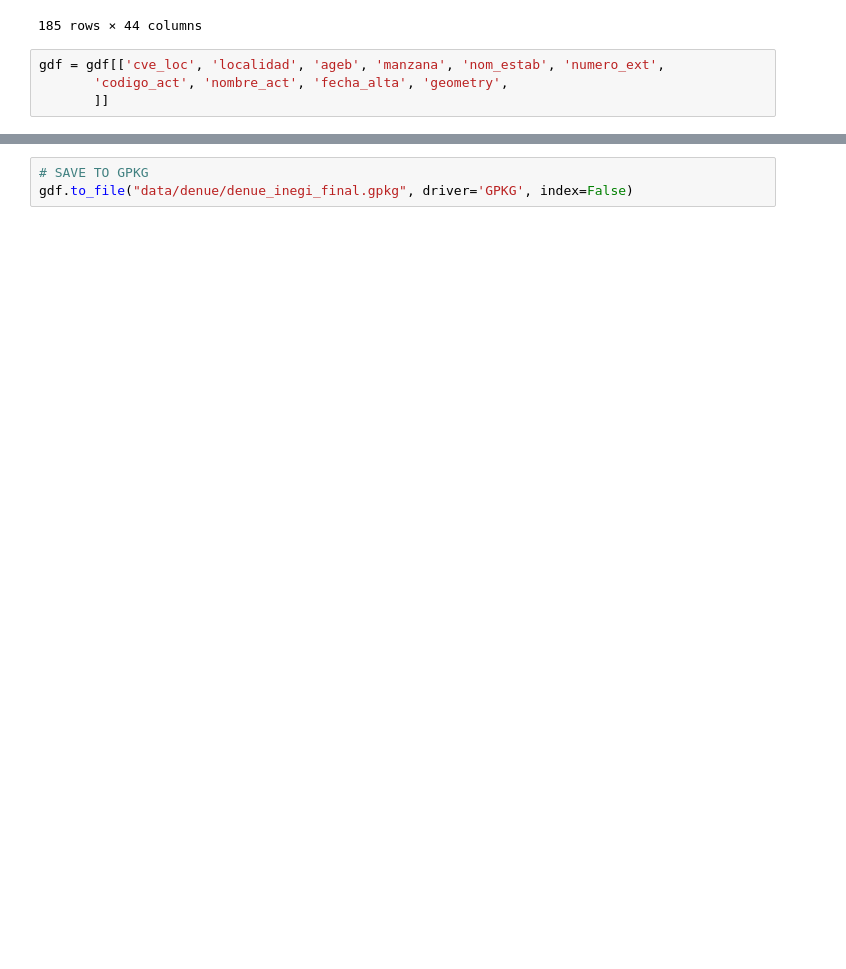
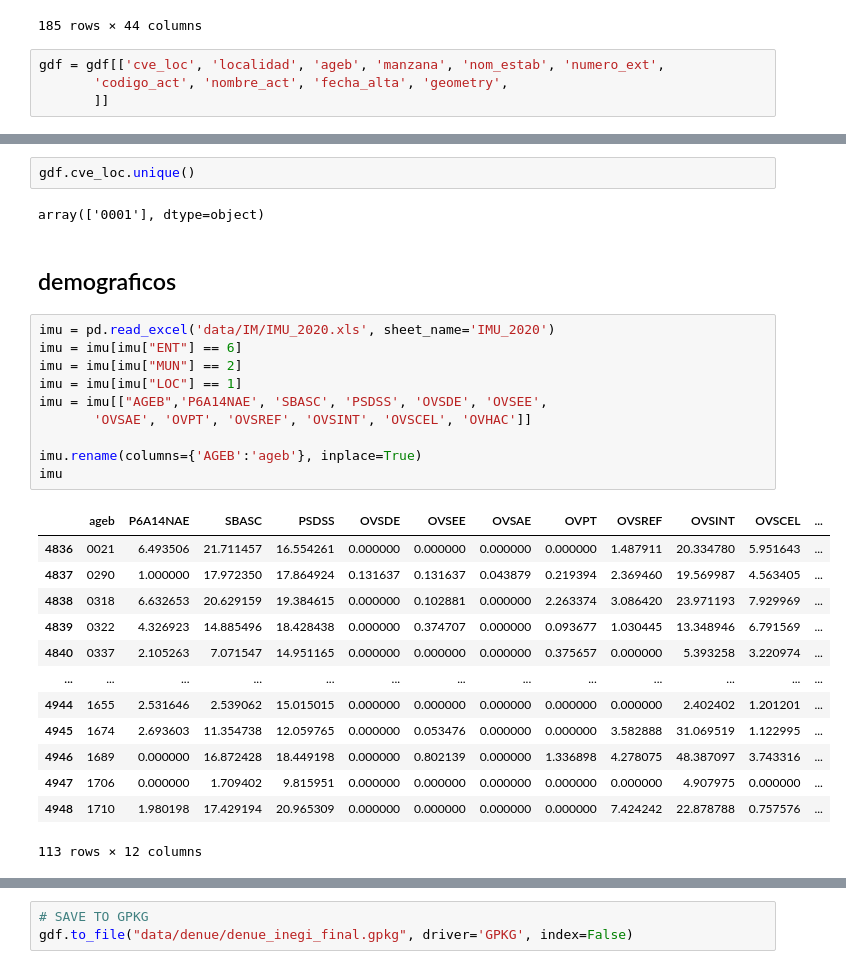
Before and after one commit to pcorner10/prep_2023, a Jupyter notebook: readSingleDenue2022.ipynb, the cells around one changed output, grey strips where cells are left out. Drawn from its saved outputs; the diff is of its cells as text; blank space fills up the shorter version.

```diff
--- a/readSingleDenue2022.ipynb
+++ b/readSingleDenue2022.ipynb
@@ -62,0 +79,30 @@ gdf = gdf[['cve_loc', 'localidad', 'ageb', 'manzana', 'nom_estab', 'numero_ext',
+# %%
+gdf.cve_loc.unique()
+# %% [output]
+array(['0001'], dtype=object)
+# %% [markdown]
+## demograficos
+# %%
+imu = pd.read_excel('data/IM/IMU_2020.xls', sheet_name='IMU_2020')
+imu = imu[imu["ENT"] == 6]
+imu = imu[imu["MUN"] == 2]
+imu = imu[imu["LOC"] == 1]
+imu = imu[["AGEB",'P6A14NAE', 'SBASC', 'PSDSS', 'OVSDE', 'OVSEE',
+       'OVSAE', 'OVPT', 'OVSREF', 'OVSINT', 'OVSCEL', 'OVHAC']]
+
+imu.rename(columns={'AGEB':'ageb'}, inplace=True)
+imu
+# %% [output]
+|  | ageb | P6A14NAE | SBASC | PSDSS | OVSDE | OVSEE | OVSAE | OVPT | OVSREF | OVSINT | OVSCEL | ... |
+| 4836 | 0021 | 6.493506 | 21.711457 | 16.554261 | 0.000000 | 0.000000 | 0.000000 | 0.000000 | 1.487911 | 20.334780 | 5.951643 | ... |
+| 4837 | 0290 | 1.000000 | 17.972350 | 17.864924 | 0.131637 | 0.131637 | 0.043879 | 0.219394 | 2.369460 | 19.569987 | 4.563405 | ... |
+| 4838 | 0318 | 6.632653 | 20.629159 | 19.384615 | 0.000000 | 0.102881 | 0.000000 | 2.263374 | 3.086420 | 23.971193 | 7.929969 | ... |
+| 4839 | 0322 | 4.326923 | 14.885496 | 18.428438 | 0.000000 | 0.374707 | 0.000000 | 0.093677 | 1.030445 | 13.348946 | 6.791569 | ... |
+| 4840 | 0337 | 2.105263 | 7.071547 | 14.951165 | 0.000000 | 0.000000 | 0.000000 | 0.375657 | 0.000000 | 5.393258 | 3.220974 | ... |
+| ... | ... | ... | ... | ... | ... | ... | ... | ... | ... | ... | ... | ... |
+| 4944 | 1655 | 2.531646 | 2.539062 | 15.015015 | 0.000000 | 0.000000 | 0.000000 | 0.000000 | 0.000000 | 2.402402 | 1.201201 | ... |
+| 4945 | 1674 | 2.693603 | 11.354738 | 12.059765 | 0.000000 | 0.053476 | 0.000000 | 0.000000 | 3.582888 | 31.069519 | 1.122995 | ... |
+| 4946 | 1689 | 0.000000 | 16.872428 | 18.449198 | 0.000000 | 0.802139 | 0.000000 | 1.336898 | 4.278075 | 48.387097 | 3.743316 | ... |
+| 4947 | 1706 | 0.000000 | 1.709402 | 9.815951 | 0.000000 | 0.000000 | 0.000000 | 0.000000 | 0.000000 | 4.907975 | 0.000000 | ... |
+| 4948 | 1710 | 1.980198 | 17.429194 | 20.965309 | 0.000000 | 0.000000 | 0.000000 | 0.000000 | 7.424242 | 22.878788 | 0.757576 | ... |
+113 rows × 12 columns
```
Also changed, not shown: parts of 5 cells of this notebook, 3 other files.
